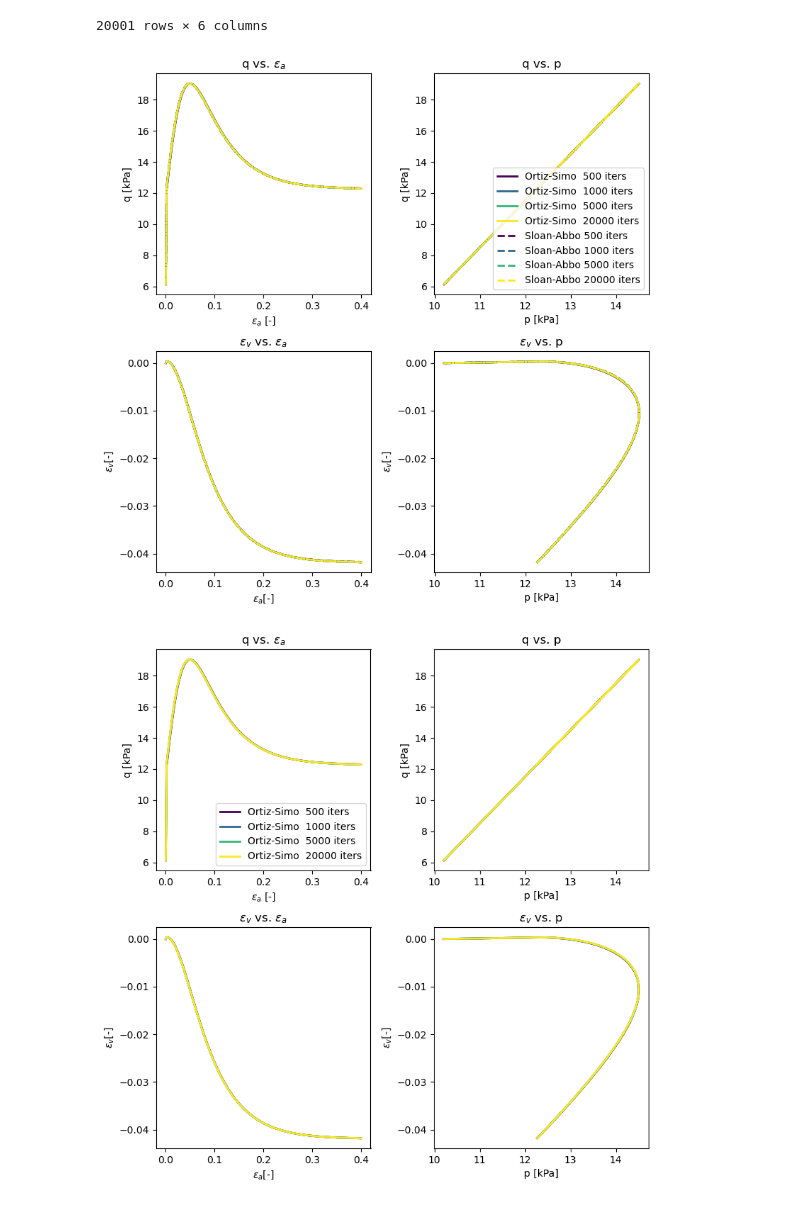
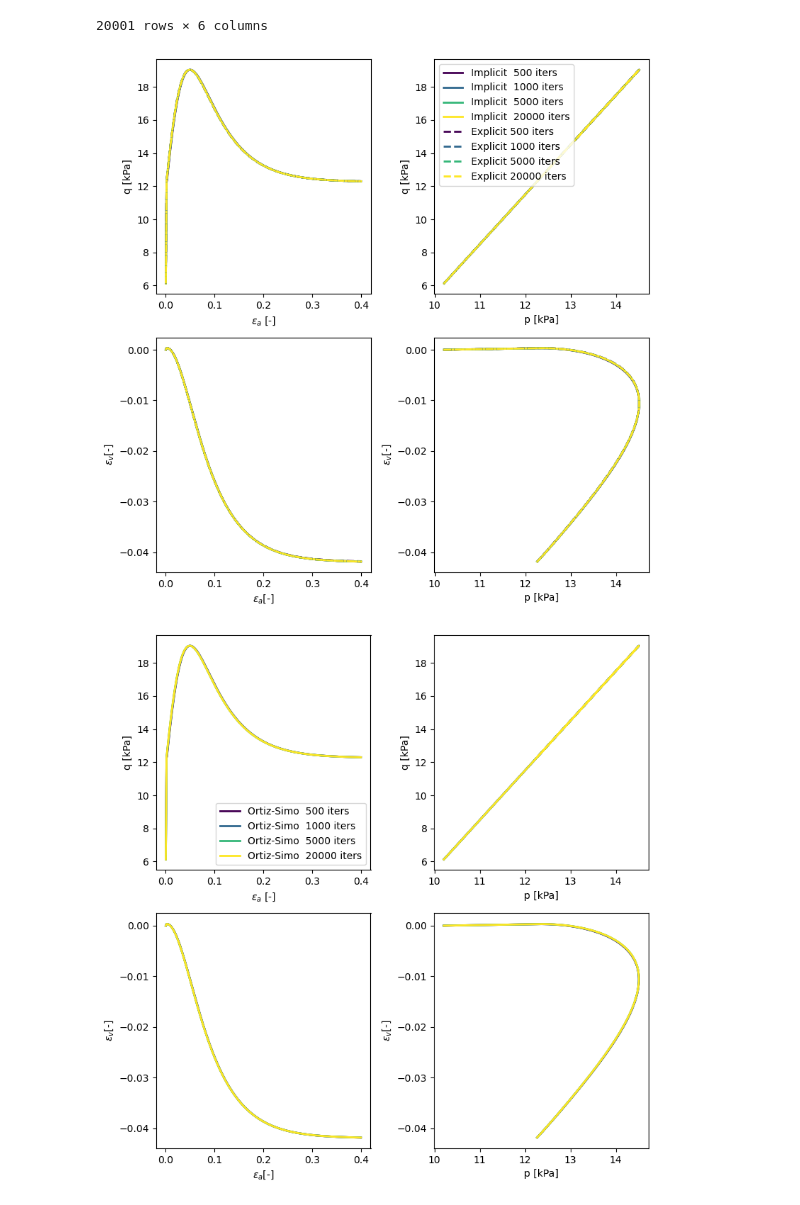
Before and after one commit to WaveHello-Masters/SRMC_Comparison, a Jupyter notebook: Trx_Drained_Strain_Controlled/5_plastic_rate_dilat/plastic_rate_dilat.ipynb, the cells around one changed output. Drawn from its saved outputs; the diff is of its cells as text; code cells hidden in the pictures.

Commit message:
updated the figures and the time error

```diff
--- a/Trx_Drained_Strain_Controlled/5_plastic_rate_dilat/plastic_rate_dilat.ipynb
+++ b/Trx_Drained_Strain_Controlled/5_plastic_rate_dilat/plastic_rate_dilat.ipynb
@@ -170,7 +170,7 @@ exe_path = r"/mnt/data/the_deep/Geotech_Research/Critical_Soil_Models/Strain_Rat
 
 
 # Flag for saving the figures
-save = False
+save = True
 # %%
 
 OS_models = [
@@ -785,34 +785,36 @@ Sub_models[-1].results.strain_df
 # %%
 # Generate a figure to plot the OS models
 
 fig, axs = plt.subplots(nrows=2, ncols=2, figsize=(8, 8))
 
 for i, model in enumerate(OS_models):
     folder_name = os.path.basename(model.setup.folder_path)
     num_iters = re.search(r'\d+', folder_name).group()
 
-    name = f"Ortiz-Simo  {num_iters} iters"
+    name = f"Implicit  {num_iters} iters"
     model.results.quick_quad_plot(axial_strain_id="stran(1)", compression_pos=True, axs=axs,
                                   color=colors[i], label=name, legend=[False, True, False, False], linestyle='-', linewidth=2)
 # Add the Sloan Abbo model for comparison
 
 for i, model in enumerate(Sub_models):
 
     folder_name = os.path.basename(model.setup.folder_path)
     num_iters = re.search(r'\d+', folder_name).group()
 
-    name = f"Sloan-Abbo {num_iters} iters"
+    name = f"Explicit {num_iters} iters"
     model.results.quick_quad_plot(axial_strain_id="stran(1)", compression_pos=True, axs=axs,
                                   color=colors[i], label=name, legend=[False, True, False, False], linestyle='dashed', linewidth=2)
+
+axs[0, 1].legend(loc = "upper left")
 
 if save:
     image_name = "Drained_Strain_Control_plastic_rate_dilat_quad.pdf"
     latex_folder = "/home/jmoore/Documents/Master_Thesis/chapters/Constitutive_Modelling/srmc_images/plastic_rate_dilat"
     save_fig_path = os.path.join(latex_folder, image_name)
     fig.savefig(save_fig_path, format = "pdf", bbox_inches = 'tight', dpi = 300)
 plt.show()
 # %% [output]
-[figure, old version]
+[figure, new version]
 # %%
 fig, axs = plt.subplots(nrows=2, ncols=2, figsize=(8, 8))
 
@@ -824,7 +826,7 @@ for i, model in enumerate(OS_models):
     model.results.quick_quad_plot(axial_strain_id="stran(1)", compression_pos=True, axs=axs,
                                   color=colors[i], label=name, legend=[True, False, False, False], linestyle='-', linewidth=2)
 # %% [output]
-[figure, old version]
+[figure, new version]
 # %%
 fig, axs = plt.subplots(nrows=2, ncols=2, figsize=(8, 8))
 
```
Also changed, not shown: parts of 3 cells of this notebook, 7 other files.
